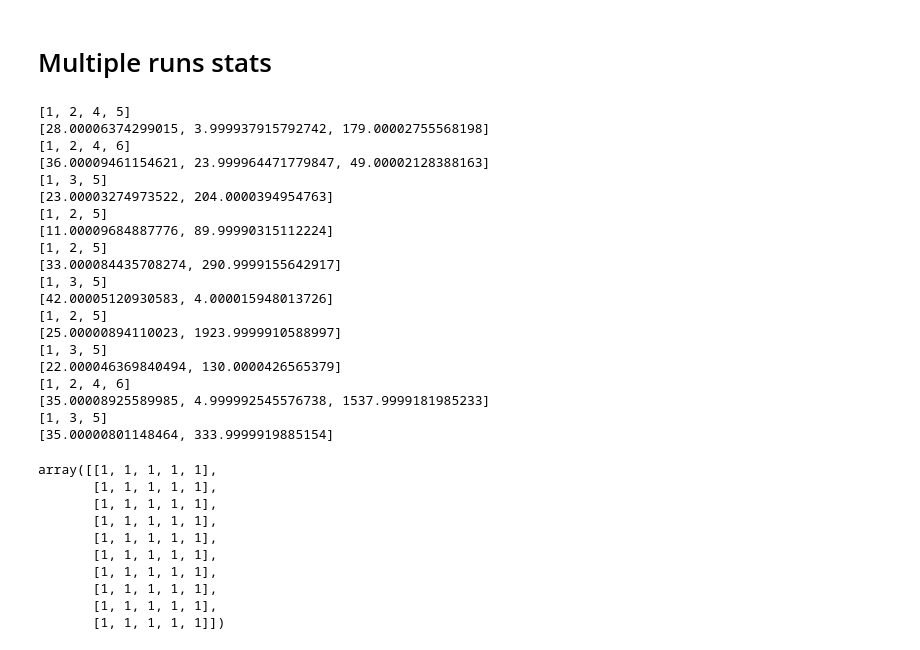
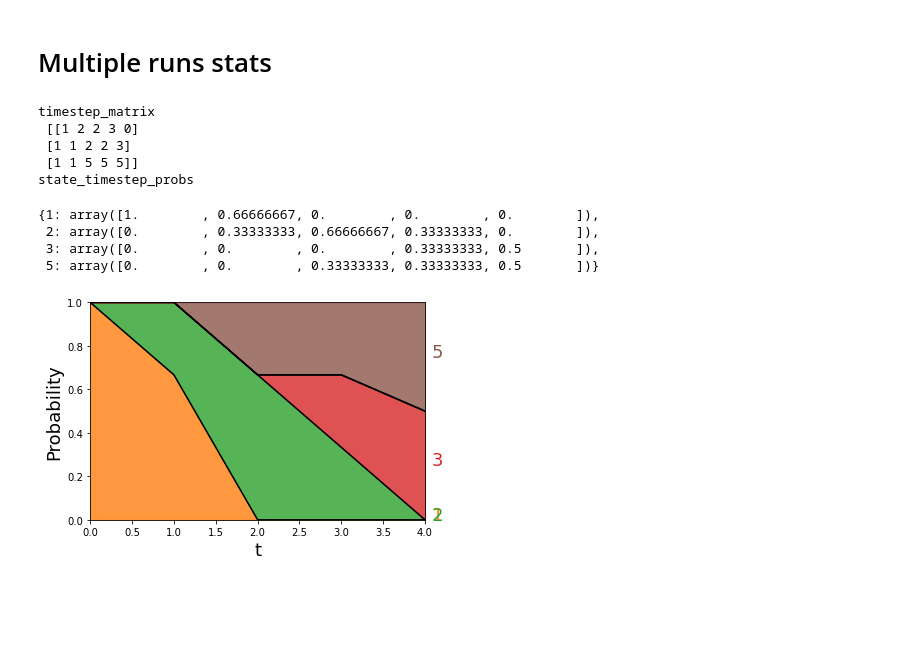
Before and after one commit to hrossman/pymsm, a Jupyter notebook: pymsm/examples/embt.ipynb, the cells around one changed output. Drawn from its saved outputs; the diff is of its cells as text; code cells hidden in the pictures; blank space fills up the shorter version.

```diff
--- a/pymsm/examples/embt.ipynb
+++ b/pymsm/examples/embt.ipynb
@@ -215,43 +191,33 @@ ax.set_xlim(-0.5, 100)
 # %% [markdown]
 # Multiple runs stats
-# %%
-for mc_path in mc_paths:
-    states = mc_path.states
-    time_at_each_state = mc_path.time_at_each_state
-    print(states)
-    print(time_at_each_state)
-# %% [output]
-[1, 2, 4, 5]
-[28.00006374299015, 3.999937915792742, 179.00002755568198]
-[1, 2, 4, 6]
-[36.00009461154621, 23.999964471779847, 49.00002128388163]
-[1, 3, 5]
-[23.00003274973522, 204.0000394954763]
-[1, 2, 5]
-[11.00009684887776, 89.99990315112224]
-[1, 2, 5]
-[33.000084435708274, 290.9999155642917]
-[1, 3, 5]
-[42.00005120930583, 4.000015948013726]
-[1, 2, 5]
-[25.00000894110023, 1923.9999910588997]
-[1, 3, 5]
-[22.000046369840494, 130.0000426565379]
-[1, 2, 4, 6]
-[35.00008925589985, 4.999992545576738, 1537.9999181985233]
-[1, 3, 5]
-[35.00000801148464, 333.9999919885154]
-# %%
-max_timestep = 5
-np.concatenate([[path_to_timstep_array(path, max_timestep)] for path in mc_paths])
-# %% [output]
-array([[1, 1, 1, 1, 1],
-       [1, 1, 1, 1, 1],
-       [1, 1, 1, 1, 1],
-       [1, 1, 1, 1, 1],
-       [1, 1, 1, 1, 1],
-       [1, 1, 1, 1, 1],
-       [1, 1, 1, 1, 1],
-       [1, 1, 1, 1, 1],
-       [1, 1, 1, 1, 1],
-       [1, 1, 1, 1, 1]])
+# %%
+# Test scenario
+
+test_paths = [
+    PathObject(states=[1, 2, 3], time_at_each_state=[1, 2, 1]),
+    PathObject(states=[1, 2, 3], time_at_each_state=[2, 2, 1]),
+    PathObject(states=[1, 5], time_at_each_state=[2]),
+]
+true_timestep_matrix = np.array([[1, 2, 2, 3, 0], [1, 1, 2, 2, 3], [1, 1, 5, 5, 5]])
+max_timestep = 5
+timestep_matrix = paths_to_timestep_matrix(test_paths, max_timestep)
+print("timestep_matrix\n", timestep_matrix)
+
+state_timestep_probs = get_state_timestep_probs(timestep_matrix)
+print("state_timestep_probs\n")
+
+
+stackplot_state_timesteps(state_timestep_probs, order_top=[5], order_bottom=[1, 2, 3,])
+
+state_timestep_probs
+# %% [output]
+timestep_matrix
+ [[1 2 2 3 0]
+ [1 1 2 2 3]
+ [1 1 5 5 5]]
+state_timestep_probs
+{1: array([1.        , 0.66666667, 0.        , 0.        , 0.        ]),
+ 2: array([0.        , 0.33333333, 0.66666667, 0.33333333, 0.        ]),
+ 3: array([0.        , 0.        , 0.        , 0.33333333, 0.5       ]),
+ 5: array([0.        , 0.        , 0.33333333, 0.33333333, 0.5       ])}
+[figure, added]
```
Also changed, not shown: parts of 9 cells of this notebook, 4 other files.
